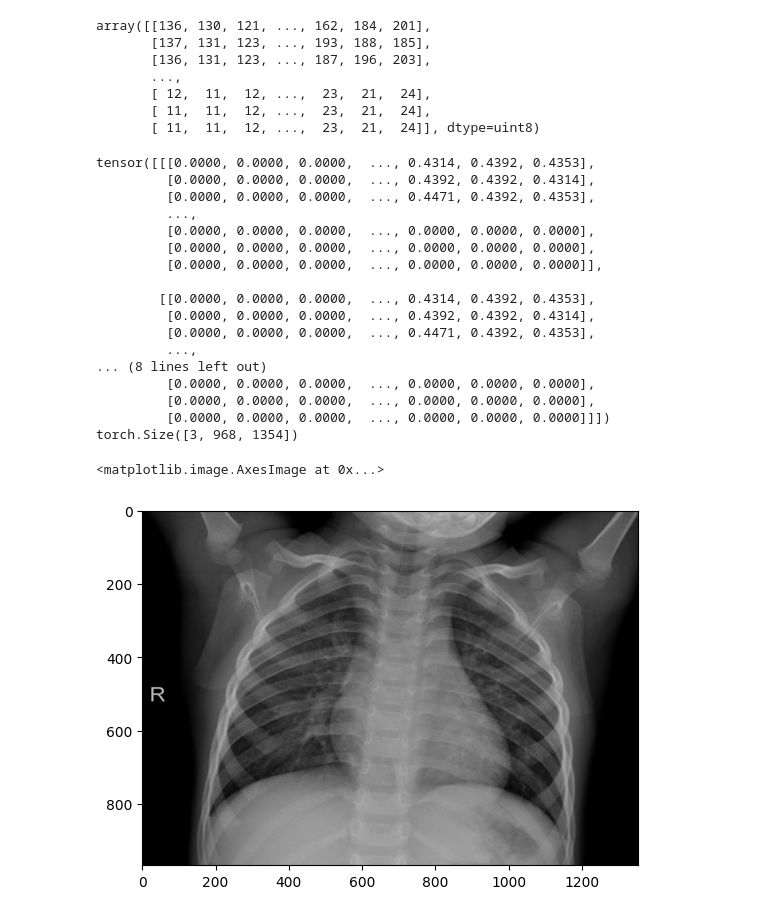
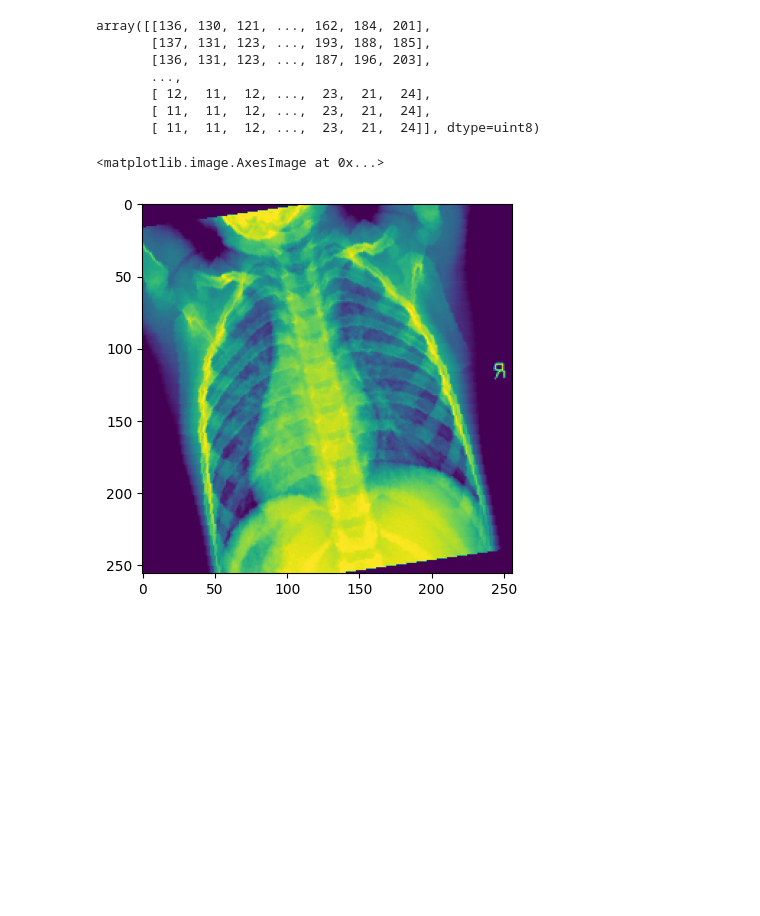
Before and after one commit to JPMartinezClaeys/30254-pneumoniacs, a Jupyter notebook: predict-pneumonia/lisette_notebook.ipynb, the cells around one changed output. Drawn from its saved outputs; the diff is of its cells as text; code cells hidden in the pictures; blank space fills up the shorter version.

Commit message:
transformation test

```diff
--- a/predict-pneumonia/lisette_notebook.ipynb
+++ b/predict-pneumonia/lisette_notebook.ipynb
@@ -64,37 +61,23 @@ array([[136, 130, 121, ..., 162, 184, 201],
 # %%
 length = train_dataset.data['length'].mean()
 ratio = train_dataset.data['ratio'].mean()
 
-transform =  T.Compose([
-            T.ToPILImage(), # Convert numpy array to PIL Image
-            T.RandomAdjustSharpness(sharpness_factor=10),
-            T.ColorJitter(brightness=.5, hue=.3),
-            T.Resize((int(length), int(length/ratio))), # Resize the image
-            T.ToTensor(), # Convert PIL Image to tensor
-        ])
+transforms = T.Compose([
+    T.ToPILImage(),
+    T.Grayscale(num_output_channels=1),
+    T.Resize((256, 256)),
+    T.RandomHorizontalFlip(),
+    T.RandomRotation(15),
+    T.ColorJitter(brightness=0.2, contrast=0.2, saturation=0.2, hue=0.1),
+    T.ToTensor(),
+    T.Normalize(mean=[0.5], std=[0.5])
+])
 
-tensor = transform(image)
-print(tensor)
-print(tensor.shape)
+tensor = transforms(image)
+# print(tensor)
+# print(tensor.shape)
 
 plt.imshow(tensor.permute(1, 2, 0))
 # %% [output]
-tensor([[[0.0000, 0.0000, 0.0000,  ..., 0.4314, 0.4392, 0.4353],
-         [0.0000, 0.0000, 0.0000,  ..., 0.4392, 0.4392, 0.4314],
-         [0.0000, 0.0000, 0.0000,  ..., 0.4471, 0.4392, 0.4353],
-         ...,
-         [0.0000, 0.0000, 0.0000,  ..., 0.0000, 0.0000, 0.0000],
-         [0.0000, 0.0000, 0.0000,  ..., 0.0000, 0.0000, 0.0000],
-         [0.0000, 0.0000, 0.0000,  ..., 0.0000, 0.0000, 0.0000]],
-
-        [[0.0000, 0.0000, 0.0000,  ..., 0.4314, 0.4392, 0.4353],
-         [0.0000, 0.0000, 0.0000,  ..., 0.4392, 0.4392, 0.4314],
-         [0.0000, 0.0000, 0.0000,  ..., 0.4471, 0.4392, 0.4353],
-         ...,
-... (8 lines left out)
-         [0.0000, 0.0000, 0.0000,  ..., 0.0000, 0.0000, 0.0000],
-         [0.0000, 0.0000, 0.0000,  ..., 0.0000, 0.0000, 0.0000],
-         [0.0000, 0.0000, 0.0000,  ..., 0.0000, 0.0000, 0.0000]]])
-torch.Size([3, 968, 1354])
+<matplotlib.image.AxesImage at 0x...>
-<matplotlib.image.AxesImage at 0x...>
-[figure, old version]
+[figure, new version]
```
Also changed, not shown: parts of 1 cell of this notebook.
